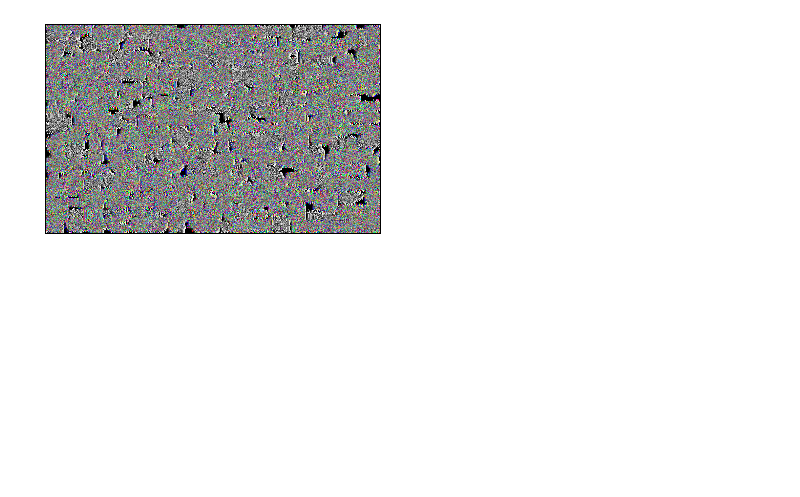
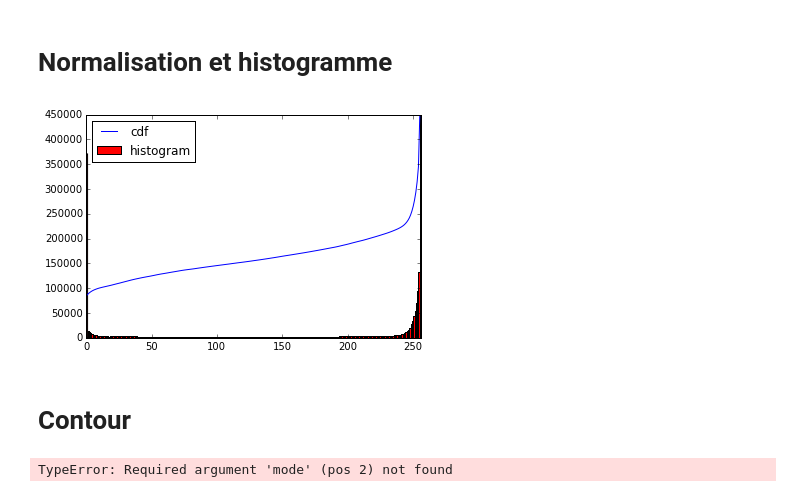
Before and after one commit to ggy/Essentia, a Jupyter notebook: OpenCV Logo I.ipynb, the cells around one changed output. Cells and saved outputs as stored; diff of their text form; code cells hidden in the pictures; blank space fills up the shorter version.

```diff
--- a/OpenCV Logo I.ipynb
+++ b/OpenCV Logo I.ipynb
@@ -59,0 +67,16 @@ plt.show()
+# %% [markdown]
+Normalisation et histogramme
+============================
+# %%
+hist,bins = np.histogram(img.flatten(),256,[0,256])
+
+cdf = hist.cumsum()
+cdf_normalized = cdf * hist.max()/ cdf.max()
+
+plt.plot(cdf_normalized, color = 'b')
+plt.hist(img.flatten(),256,[0,256], color = 'r')
+plt.xlim([0,256])
+plt.legend(('cdf','histogram'), loc = 'upper left')
+plt.show()
+# %% [output]
+[figure, added]
@@ -60,15 +87,9 @@ plt.show()
+# %% [markdown]
+Contour
+=======
 # %%
 imgray = cv2.cvtColor(img,cv2.COLOR_BGR2GRAY)
-ret,thresh = cv2.threshold(imgray,127,255,0)
-image, contours, hierarchy = cv2.findContours(thresh,cv2.RETR_TREE,cv2.CHAIN_APPROX_SIMPLE)
+ret,thresh = cv2.threshold(imgray,5,255,0)
+image, contours, hierarchy = cv2.findContours(thresh) # ,cv2.RETR_TREE,cv2.CHAIN_APPROX_SIMPLE)
+# %% [output]
+TypeError: Required argument 'mode' (pos 2) not found
-# %%
-Sobel_Img = cv2.Sobel(img, cv2.CV_64F,1,0,ksize=5)
-
-b,g,r = cv2.split(Sobel_Img)       # get b,g,r
-rgb_img = cv2.merge([r,g,b])     # switch it to rgb
-
-plt.imshow(rgb_img)
-plt.xticks([]), plt.yticks([])   # to hide tick values on X and Y axis
-plt.show()
-# %% [output]
-[figure, removed]
```
Also changed, not shown: parts of 10 cells of this notebook.
